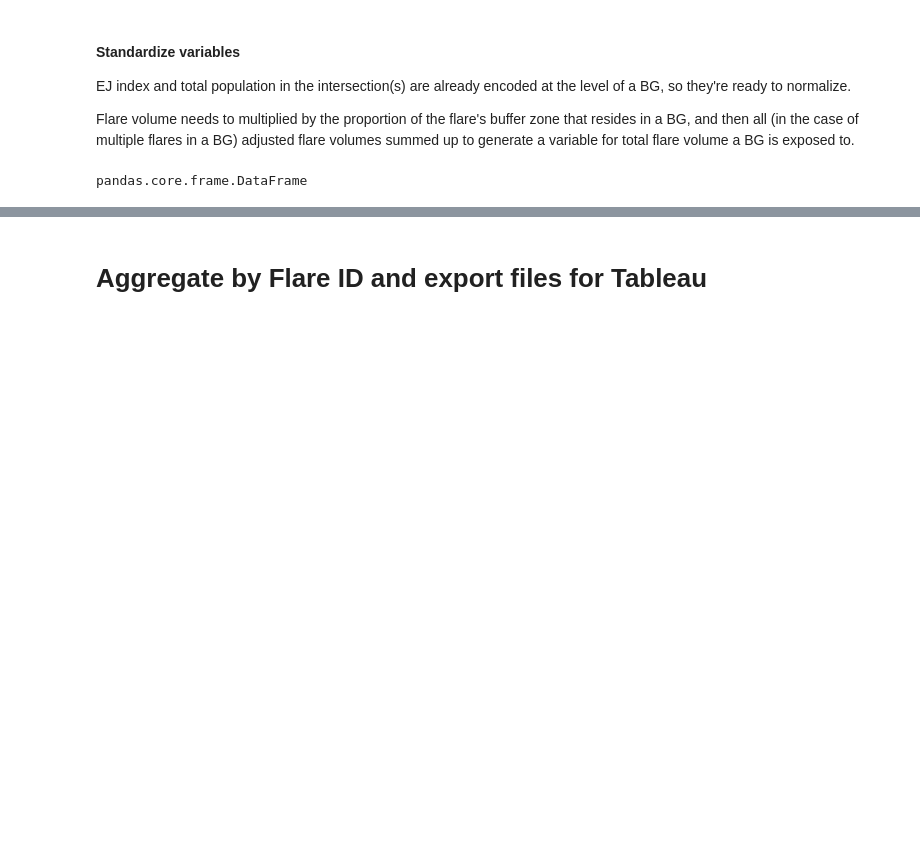
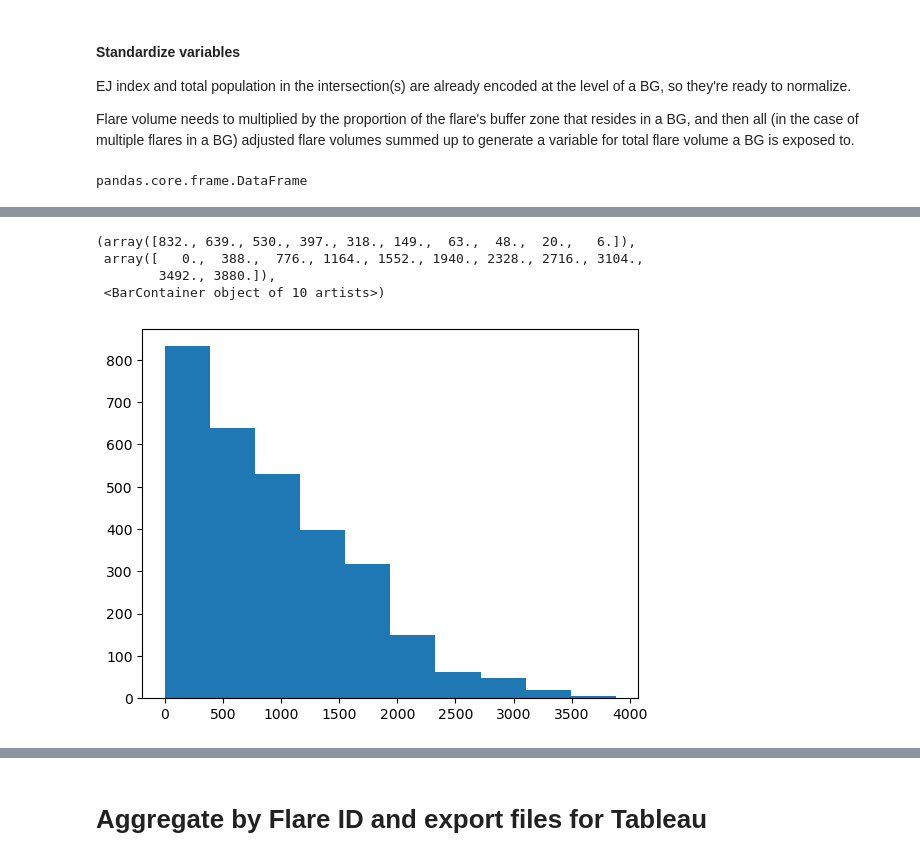
Before and after one commit to natebendermontana/capstone_rmi, a Jupyter notebook: bg_flare_impact.ipynb, the cells around one changed output, grey strips where cells are left out. Cells and saved outputs as stored; diff of their text form; code cells hidden in the pictures; blank space fills up the shorter version.

```diff
--- a/bg_flare_impact.ipynb
+++ b/bg_flare_impact.ipynb
@@ -298,15 +306,15 @@ def calc_adj_flare_vol(df):
     """
 
     # calculate the product of bcm_avg and buff_int_prop for each flare and bg combination
-    df['bcm_adj'] = df['BCM_avg'] * df['buff_int_prop']
+    df[f'{buffer_size}_bcm_int_adj'] = df['BCM_avg'] * df[f'{buffer_size}_buff_int_prop']
 
     # sum the adjusted volumes for all flare and bg combinations
-    adj_vol = df.groupby(['flare_id', 'bg_id'])['bcm_adj'].sum().reset_index()
+    adj_vol = df.groupby(['flare_id', 'bg_id'])[f'{buffer_size}_bcm_int_adj'].sum().reset_index()
 
-    # sum the adjusted volumes for all flares in the block group
-    bg_vol = adj_vol.groupby('bg_id')['bcm_adj'].sum().reset_index()
+    # sum those adjusted volumes for all flares in each block group
+    bg_vol = adj_vol.groupby('bg_id')[f'{buffer_size}_bcm_int_adj'].sum().reset_index()
 
-    # merge the block group volumes with the original dataframe
+    # merge the total adjusted block group volumes with the original dataframe
     df = pd.merge(df, bg_vol, on='bg_id', how='left', suffixes=('', '_tot'))
 
     return df
@@ -339,7 +347,7 @@ Index(['bg_id', 'cnty_name', 'ACSTOTPOP', 'MINORPOP', 'D_PM25_2',
 #'D_PM25_2' = EJ index for the BG
 #'ACSTOTPOP_int_count' = BG population that resides in the intersection. = BGtotpop * intersection_proportion
 
-varlist = ['bcm_adj_tot', 'D_PM25_2', 'ACSTOTPOP_bg_int_count']
+varlist = [f'{buffer_size}_bcm_int_adj_tot', 'D_PM25_2', f'{buffer_size}_ACSTOTPOP_bg_int_count']
 
 # Create a StandardScaler object that will transform selected variables to have a mean of zero and
 # sd of 1.
@@ -423,6 +405,11 @@ Index(['bg_id', 'cnty_name', 'ACSTOTPOP', 'MINORPOP', 'D_PM25_2',
 # %%
 # Create a new geodataframe with just the id and geom columns
-bg_intersect_geo = gp.GeoDataFrame(bg_intersect[['bg_id', 'bg_int_geom']], geometry='bg_int_geom')
+df_bgintersect_geo5000 = gp.GeoDataFrame(bg_intersect[['bg_id', 'flare_id', '5000_bg_int_geom']],
+                                         geometry='5000_bg_int_geom')
+
+print(len(df_bgintersect_geo5000[df_bgintersect_geo5000.is_valid]))
+
 
 # Subset the original dataframe and drop unnecessary columns
-bg_intersect = bg_intersect.drop(['bg_geom', 'buff2000_geom', 'bg_int_geom'], axis=1)
+df_bgintersect_5000 = bg_intersect.drop(['bg_geom', f'{buffer_size}_buff_geom',
+                                         f'{buffer_size}_bg_int_geom'], axis=1)
@@ -462,0 +436,8 @@ array([None, 'Polygon', 'MultiPolygon'], dtype=object)
+# %%
+plt.hist(df_bgintersect_5000['5000_MINORPOP_bg_int_count'])
+# %% [output]
+(array([832., 639., 530., 397., 318., 149.,  63.,  48.,  20.,   6.]),
+ array([   0.,  388.,  776., 1164., 1552., 1940., 2328., 2716., 3104.,
+        3492., 3880.]),
+ <BarContainer object of 10 artists>)
+[figure, added]
```
Also changed, not shown: parts of 64 cells of this notebook, 1 other file.
